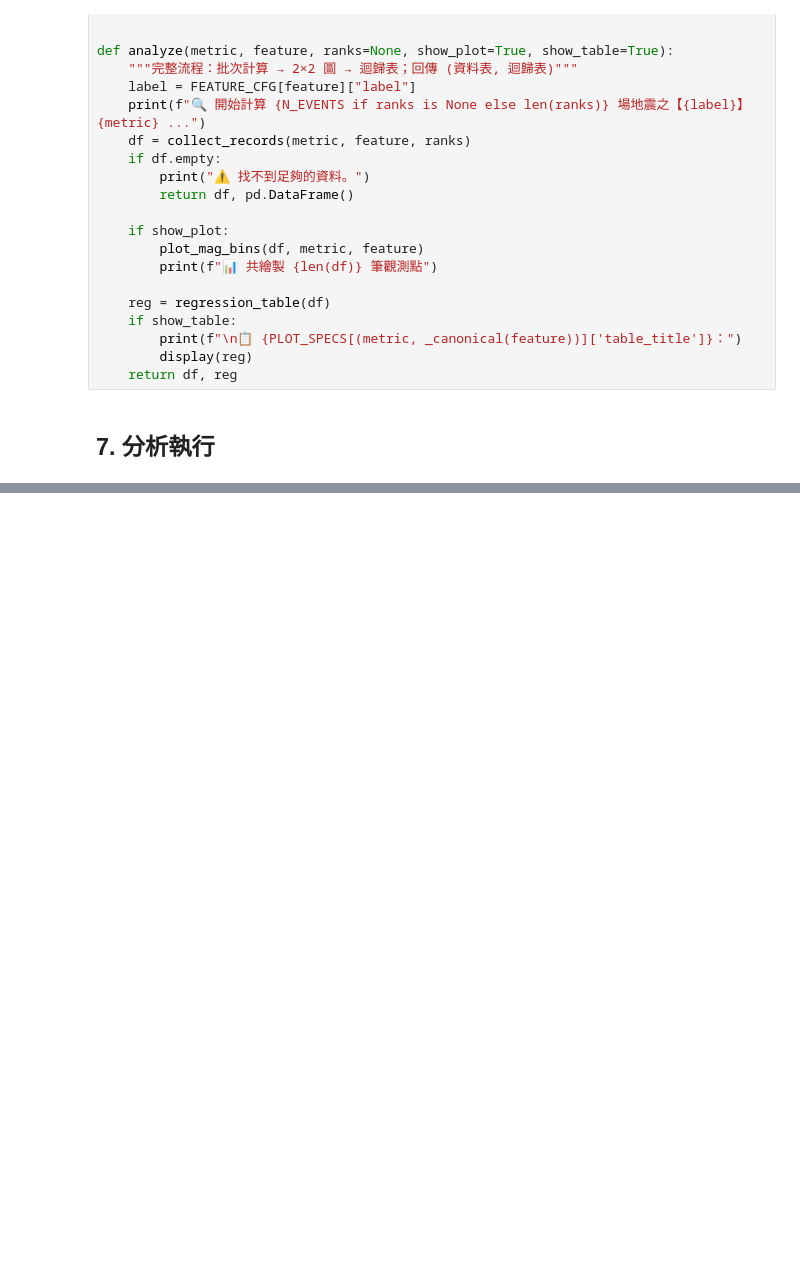
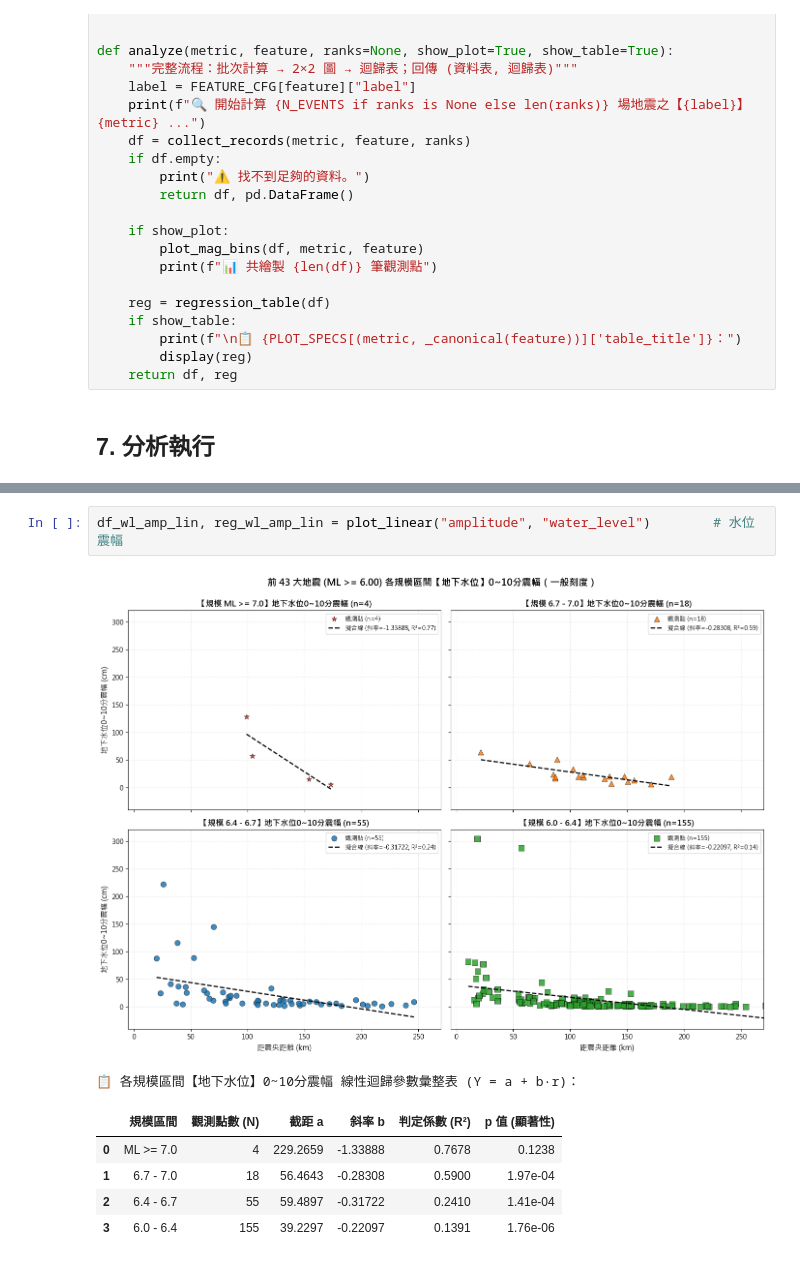
Before and after one commit to Jeff9415/earthquake-groundwater, a Jupyter notebook: 地下水分析.ipynb, the cells around one changed output, grey strips where cells are left out. Cells and saved outputs as stored; diff of their text form; blank space fills up the shorter version.

```diff
--- a/地下水分析.ipynb
+++ b/地下水分析.ipynb
@@ -717,0 +806,10 @@ df_amp_ap, df_amp_ap_reg = analyze("amplitude", "pressure")
+# %%
+df_wl_amp_lin, reg_wl_amp_lin = plot_linear("amplitude", "water_level")        # 水位震幅
+# %% [output]
+[figure, added]
+📋 各規模區間【地下水位】0~10分震幅 線性迴歸參數彙整表 (Y = a + b·r)：
+|  | 規模區間 | 觀測點數 (N) | 截距 a | 斜率 b | 判定係數 (R²) | p 值 (顯著性) |
+| 0 | ML >= 7.0 | 4 | 229.2659 | -1.33888 | 0.7678 | 0.1238 |
+| 1 | 6.7 - 7.0 | 18 | 56.4643 | -0.28308 | 0.5900 | 1.97e-04 |
+| 2 | 6.4 - 6.7 | 55 | 59.4897 | -0.31722 | 0.2410 | 1.41e-04 |
+| 3 | 6.0 - 6.4 | 155 | 39.2297 | -0.22097 | 0.1391 | 1.76e-06 |
```
Also changed, not shown: parts of 8 cells of this notebook, 1 other file.
